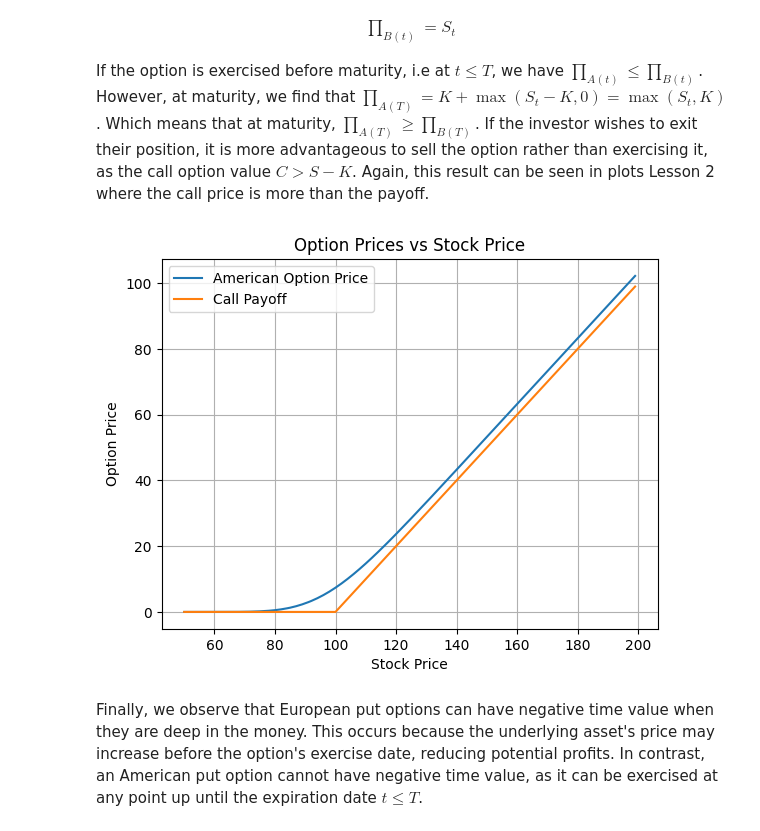
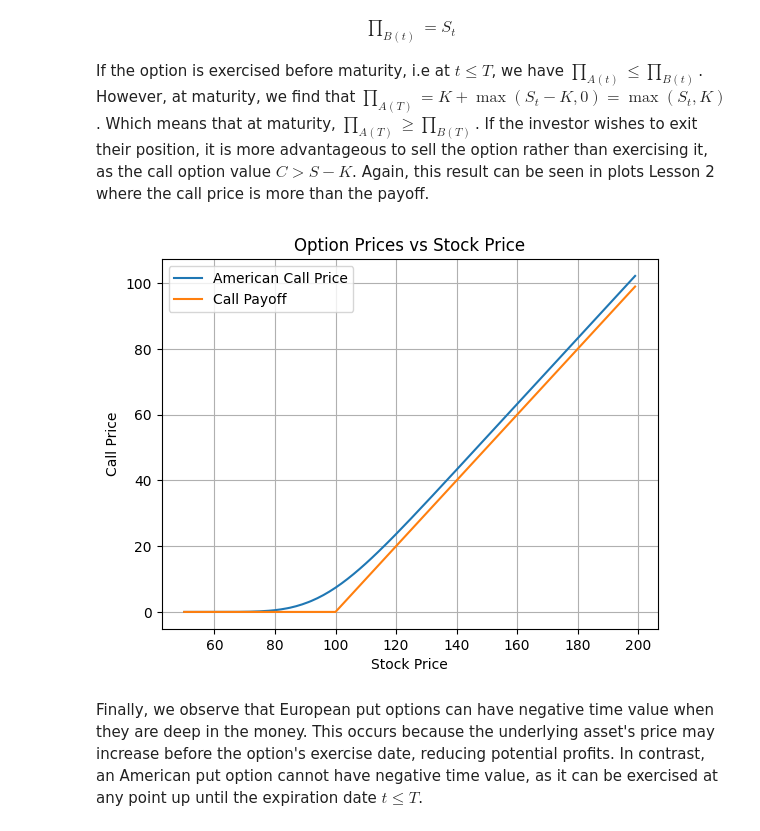
Before and after one commit to SboneloMdluli/Financial-Engineering-Forum-Posts, a Jupyter notebook: put_call_parity.ipynb, the cells around one changed output. Cells and saved outputs as stored; diff of their text form; code cells hidden in the pictures.

Commit message:
fix plot mismatched labels

```diff
--- a/put_call_parity.ipynb
+++ b/put_call_parity.ipynb
@@ -16,9 +17,11 @@ import QuantLib as ql
 # %%
 def porfolio_payoff(K):
   price_range = range(0,200)
-  payoff = [price + max(K-price,0) - max(price-K,0) for price in price_range]
+  payoff = []
+  for price in price_range:
+    portfolio = price + max(K-price,0) - max(price-K,0)
+    payoff.append(portfolio)
   return price_range,payoff
-
 
 prices,payoff = porfolio_payoff(100)
 
@@ -63,7 +66,7 @@ The relationship above demonstrates that it is never optimal to exercise an Amer
 If the option is exercised before maturity, i.e at $t \leq T$, we have $\prod_{A(t)} \leq \prod_{B(t)}$. However, at maturity, we find that $\prod_{A(T)} = K + \max(S_{t} - K, 0) = \max(S_{t}, K)$. Which means that at maturity, $\prod_{A(T)} \geq \prod_{B(T)}$. If the investor wishes to exit their position, it is more advantageous to sell the option rather than exercising it, as the call option value $C > S - K$. Again, this result can be seen in plots Lesson 2 where the call price is more than the payoff.
 # %%
 def option_price(
-    S0, K=100, days_to_maturity=30, r=0.4, sigma=0.5, call=True, is_European=True, steps=200, paths=10000
+    S0, K=100, days_to_maturity=30, r=0.4, sigma=0.5, call=True, is_European=True,engine="BS", steps=200, paths=10000
 ):
 
 
@@ -105,16 +108,16 @@ strike = 100
 call = lambda price: max(price-strike,0)
 call_payoff = list(map(call, stock_prices))
 # %%
-plt.plot(stock_prices, american_call, label='American Option Price')
+plt.plot(stock_prices, american_call, label='American Call Price')
 plt.plot(stock_prices, call_payoff, label='Call Payoff')
 plt.xlabel('Stock Price')
-plt.ylabel('Option Price')
+plt.ylabel('Call Price')
 plt.title('Option Prices vs Stock Price')
 plt.legend()
 plt.grid(True)
 plt.show()
 # %% [output]
-[figure, old version]
+[figure, new version]
 # %% [markdown]
 Finally, we observe that European put options can have negative time value when they are deep in the money. This occurs because the underlying asset's price may increase before the option's exercise date, reducing potential profits. In contrast, an American put option cannot have negative time value, as it can be exercised at any point up until the expiration date $t \leq T$.
 # %%
```
Also changed, not shown: parts of 3 cells of this notebook.
